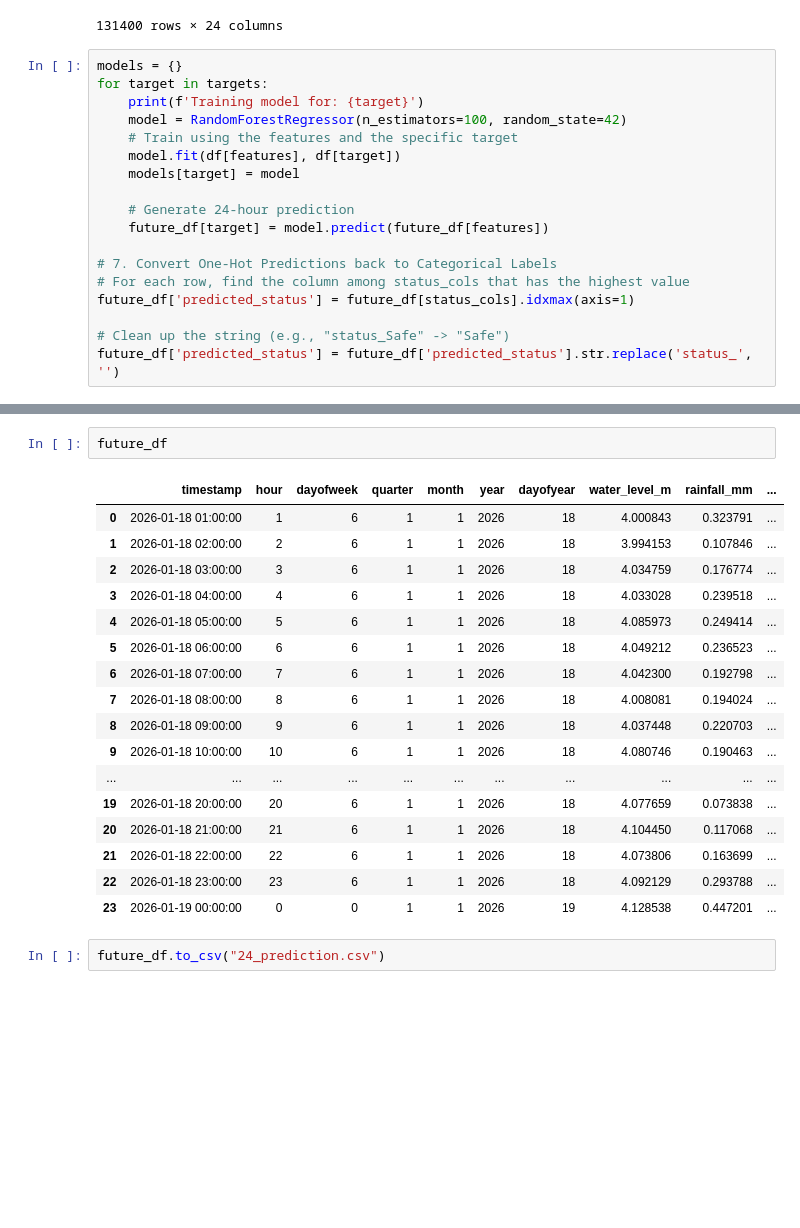
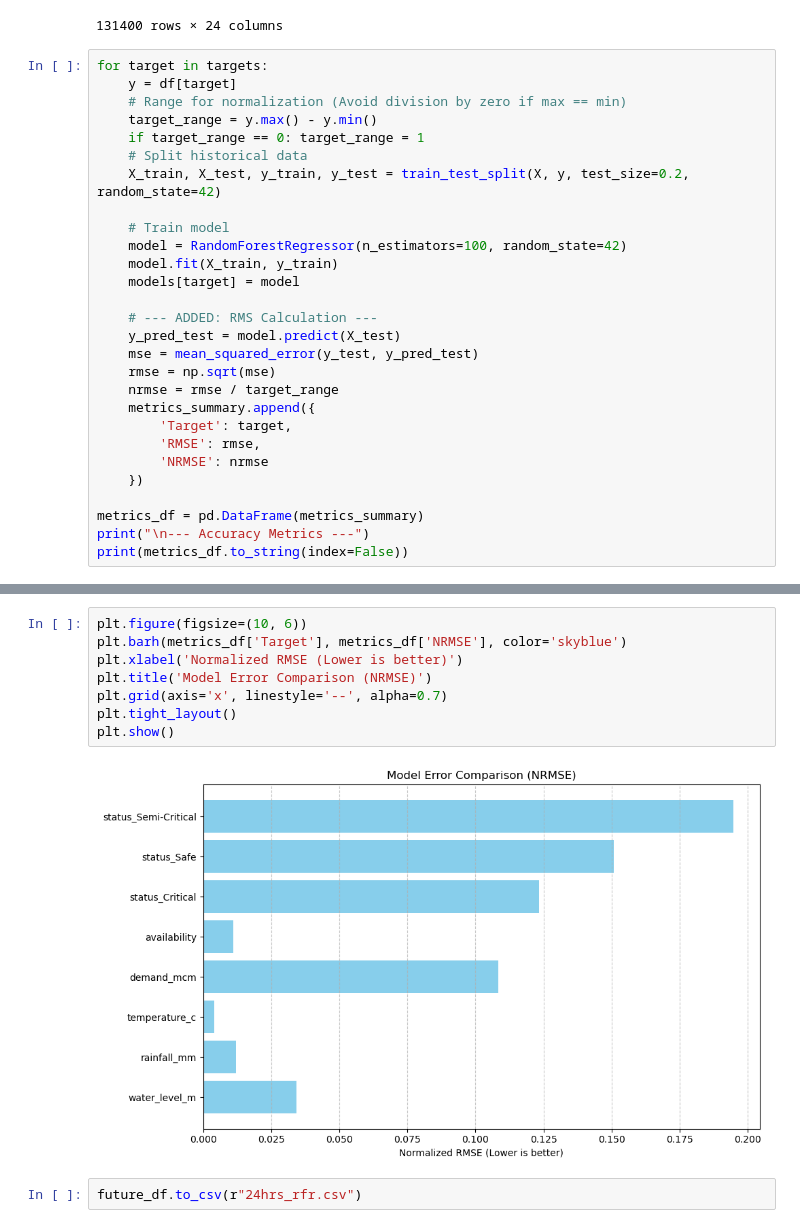
Before and after one commit to Franky170504/techknight, a Jupyter notebook: notebooks/02_model.ipynb, the cells around one changed output, grey strips where cells are left out. Saved outputs shown, nothing was run; the diff lists cells and outputs as text; blank space fills up the shorter version.

```diff
--- a/notebooks/02_model.ipynb
+++ b/notebooks/02_model.ipynb
@@ -87,21 +94,31 @@ df
 | 131399 | 2026-01-18 00:00:00 | 1 | Station_05 | 19.226476 | 72.852142 | 4.252547 | 0.275343 | 0.003207 | ... |
 131400 rows × 24 columns
 # %%
-models = {}
 for target in targets:
-    print(f'Training model for: {target}')
+    y = df[target]
+    # Range for normalization (Avoid division by zero if max == min)
+    target_range = y.max() - y.min()
+    if target_range == 0: target_range = 1
+    # Split historical data
+    X_train, X_test, y_train, y_test = train_test_split(X, y, test_size=0.2, random_state=42)
+
+    # Train model
     model = RandomForestRegressor(n_estimators=100, random_state=42)
-    # Train using the features and the specific target
-    model.fit(df[features], df[target])
+    model.fit(X_train, y_train)
     models[target] = model
 
-    # Generate 24-hour prediction
-    future_df[target] = model.predict(future_df[features])
+    # --- ADDED: RMS Calculation ---
+    y_pred_test = model.predict(X_test)
+    mse = mean_squared_error(y_test, y_pred_test)
+    rmse = np.sqrt(mse)
+    nrmse = rmse / target_range
+    metrics_summary.append({
+        'Target': target,
+        'RMSE': rmse,
+        'NRMSE': nrmse
+    })
 
-# 7. Convert One-Hot Predictions back to Categorical Labels
-# For each row, find the column among status_cols that has the highest value
-future_df['predicted_status'] = future_df[status_cols].idxmax(axis=1)
-
-# Clean up the string (e.g., "status_Safe" -> "Safe")
-future_df['predicted_status'] = future_df['predicted_status'].str.replace('status_', '')
+metrics_df = pd.DataFrame(metrics_summary)
+print("\n--- Accuracy Metrics ---")
+print(metrics_df.to_string(index=False))
 # %% [output]
@@ -157,22 +146,12 @@ print(future_df[['timestamp', 'water_level_m', 'predicted_status']])
 # %%
-future_df
+plt.figure(figsize=(10, 6))
+plt.barh(metrics_df['Target'], metrics_df['NRMSE'], color='skyblue')
+plt.xlabel('Normalized RMSE (Lower is better)')
+plt.title('Model Error Comparison (NRMSE)')
+plt.grid(axis='x', linestyle='--', alpha=0.7)
+plt.tight_layout()
+plt.show()
 # %% [output]
-|  | timestamp | hour | dayofweek | quarter | month | year | dayofyear | water_level_m | rainfall_mm | ... |
-| 0 | 2026-01-18 01:00:00 | 1 | 6 | 1 | 1 | 2026 | 18 | 4.000843 | 0.323791 | ... |
-| 1 | 2026-01-18 02:00:00 | 2 | 6 | 1 | 1 | 2026 | 18 | 3.994153 | 0.107846 | ... |
-| 2 | 2026-01-18 03:00:00 | 3 | 6 | 1 | 1 | 2026 | 18 | 4.034759 | 0.176774 | ... |
-| 3 | 2026-01-18 04:00:00 | 4 | 6 | 1 | 1 | 2026 | 18 | 4.033028 | 0.239518 | ... |
-| 4 | 2026-01-18 05:00:00 | 5 | 6 | 1 | 1 | 2026 | 18 | 4.085973 | 0.249414 | ... |
-| 5 | 2026-01-18 06:00:00 | 6 | 6 | 1 | 1 | 2026 | 18 | 4.049212 | 0.236523 | ... |
-| 6 | 2026-01-18 07:00:00 | 7 | 6 | 1 | 1 | 2026 | 18 | 4.042300 | 0.192798 | ... |
-| 7 | 2026-01-18 08:00:00 | 8 | 6 | 1 | 1 | 2026 | 18 | 4.008081 | 0.194024 | ... |
-| 8 | 2026-01-18 09:00:00 | 9 | 6 | 1 | 1 | 2026 | 18 | 4.037448 | 0.220703 | ... |
-| 9 | 2026-01-18 10:00:00 | 10 | 6 | 1 | 1 | 2026 | 18 | 4.080746 | 0.190463 | ... |
-| ... | ... | ... | ... | ... | ... | ... | ... | ... | ... | ... |
-| 19 | 2026-01-18 20:00:00 | 20 | 6 | 1 | 1 | 2026 | 18 | 4.077659 | 0.073838 | ... |
-| 20 | 2026-01-18 21:00:00 | 21 | 6 | 1 | 1 | 2026 | 18 | 4.104450 | 0.117068 | ... |
-| 21 | 2026-01-18 22:00:00 | 22 | 6 | 1 | 1 | 2026 | 18 | 4.073806 | 0.163699 | ... |
-| 22 | 2026-01-18 23:00:00 | 23 | 6 | 1 | 1 | 2026 | 18 | 4.092129 | 0.293788 | ... |
-| 23 | 2026-01-19 00:00:00 | 0 | 0 | 1 | 1 | 2026 | 19 | 4.128538 | 0.447201 | ... |
+[figure, added]
 # %%
-future_df.to_csv("24_prediction.csv")
+future_df.to_csv(r"24hrs_rfr.csv")
```
Also changed, not shown: parts of 4 cells of this notebook, 14 other files.
